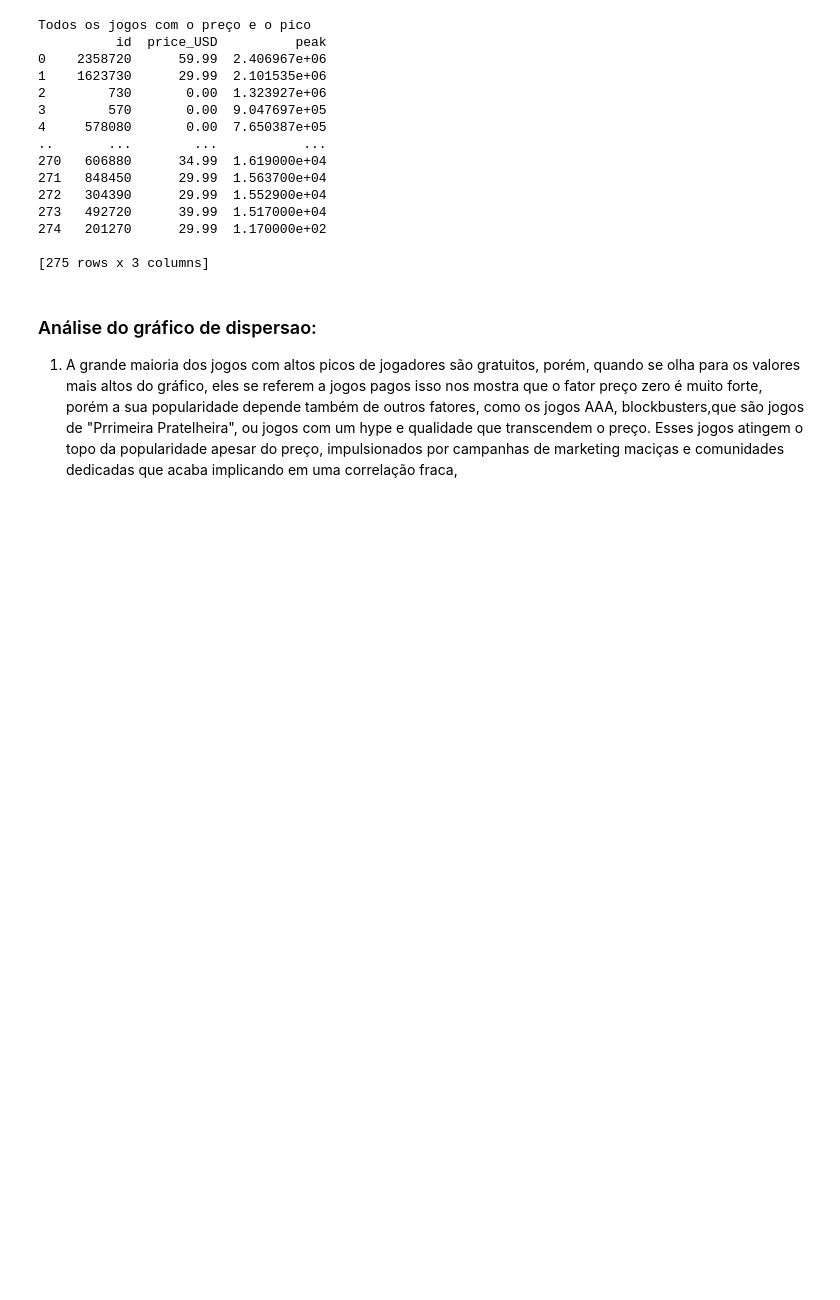
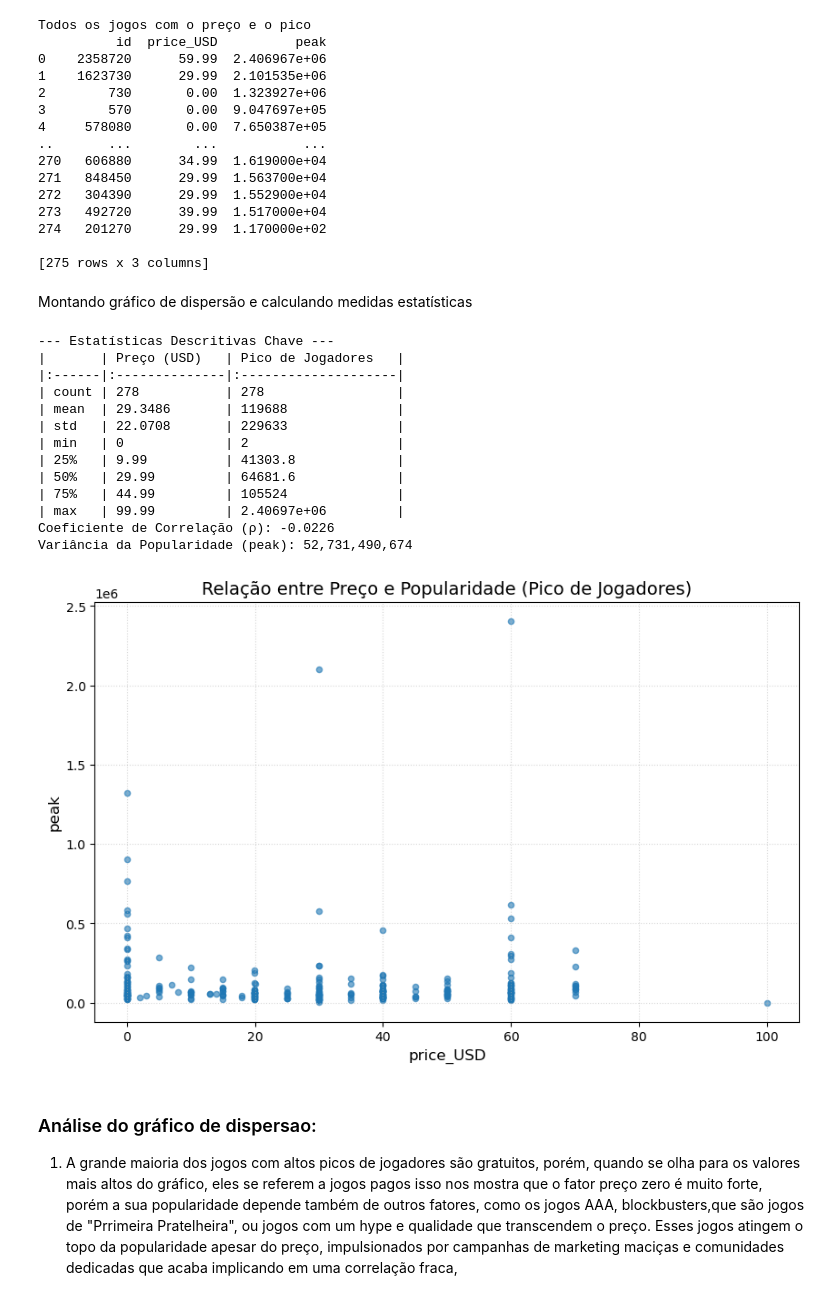
Before and after one commit to AlortCraft/Projeto-ICD-Steam, a Jupyter notebook: relatorio.ipynb, the cells around one changed output. Cells and saved outputs as stored; diff of their text form; code cells hidden in the pictures; blank space fills up the shorter version.

```diff
--- a/relatorio.ipynb
+++ b/relatorio.ipynb
@@ -346,6 +350,73 @@ Todos os jogos com o preço e o pico
 274   201270      29.99  1.170000e+02
 
 [275 rows x 3 columns]
+# %% [markdown]
+Montando gráfico de dispersão e calculando medidas estatísticas
+# %%
+import pandas as pd
+import matplotlib.pyplot as plt
+import numpy as np
+import seaborn as sns
+
+df=pd.read_csv("data/games_com_pico.csv")
+
+COLUNA_PRECO = 'price_USD'
+COLUNA_POPULARIDADE = 'peak'
+
+
+
+stats_preco = df[COLUNA_PRECO].describe().rename('Preço (USD)')
+stats_pop = df[COLUNA_POPULARIDADE].describe().rename('Pico de Jogadores')
+
+
+tabela_descritiva = pd.concat([stats_preco, stats_pop], axis=1)
+
+print("\n--- Estatísticas Descritivas Chave ---")
+print(tabela_descritiva.to_markdown(numalign="left", stralign="left"))
+
+
+# 3. Coeficiente de Correlação e Variância
+correlacao = df[COLUNA_PRECO].corr(df[COLUNA_POPULARIDADE])
+variancia_pop = df[COLUNA_POPULARIDADE].var()
+variancia_preco = df[COLUNA_PRECO].var()
+
+
+
+print(f"Coeficiente de Correlação (ρ): {correlacao:.4f}")
+print(f"Variância da Popularidade (peak): {variancia_pop:,.0f}")
+
+
+plt.figure(figsize=(10, 6))
+plt.scatter(
+    df["price_USD"],
+    df["peak"],
+    alpha=0.6,
+    s=20
+)
+
+
+plt.title('Relação entre Preço e Popularidade (Pico de Jogadores)', fontsize=14)
+plt.xlabel(f'{"price_USD"}', fontsize=12)
+plt.ylabel("peak", fontsize=12)
+plt.grid(True, linestyle=':', alpha=0.5)
+
+
+plt.show()
+# %% [output]
+--- Estatísticas Descritivas Chave ---
+|       | Preço (USD)   | Pico de Jogadores   |
+|:------|:--------------|:--------------------|
+| count | 278           | 278                 |
+| mean  | 29.3486       | 119688              |
+| std   | 22.0708       | 229633              |
+| min   | 0             | 2                   |
+| 25%   | 9.99          | 41303.8             |
+| 50%   | 29.99         | 64681.6             |
+| 75%   | 44.99         | 105524              |
+| max   | 99.99         | 2.40697e+06         |
+Coeficiente de Correlação (ρ): -0.0226
+Variância da Popularidade (peak): 52,731,490,674
+[figure, added]
 # %% [markdown]
 ### Análise do gráfico de dispersao:
 1. A grande maioria dos jogos com altos picos de jogadores são gratuitos, porém, quando se olha para os valores mais altos do gráfico, eles se referem a jogos pagos isso nos mostra que o fator preço zero é muito forte, porém a sua popularidade depende também de outros fatores, como os jogos AAA, blockbusters,que são jogos de "Prrimeira Pratelheira", ou jogos com um hype e qualidade que transcendem o preço. Esses jogos atingem o topo da popularidade apesar do preço, impulsionados por campanhas de marketing maciças e comunidades dedicadas que acaba implicando em uma correlação fraca,
```
Also changed, not shown: parts of 11 cells of this notebook.
